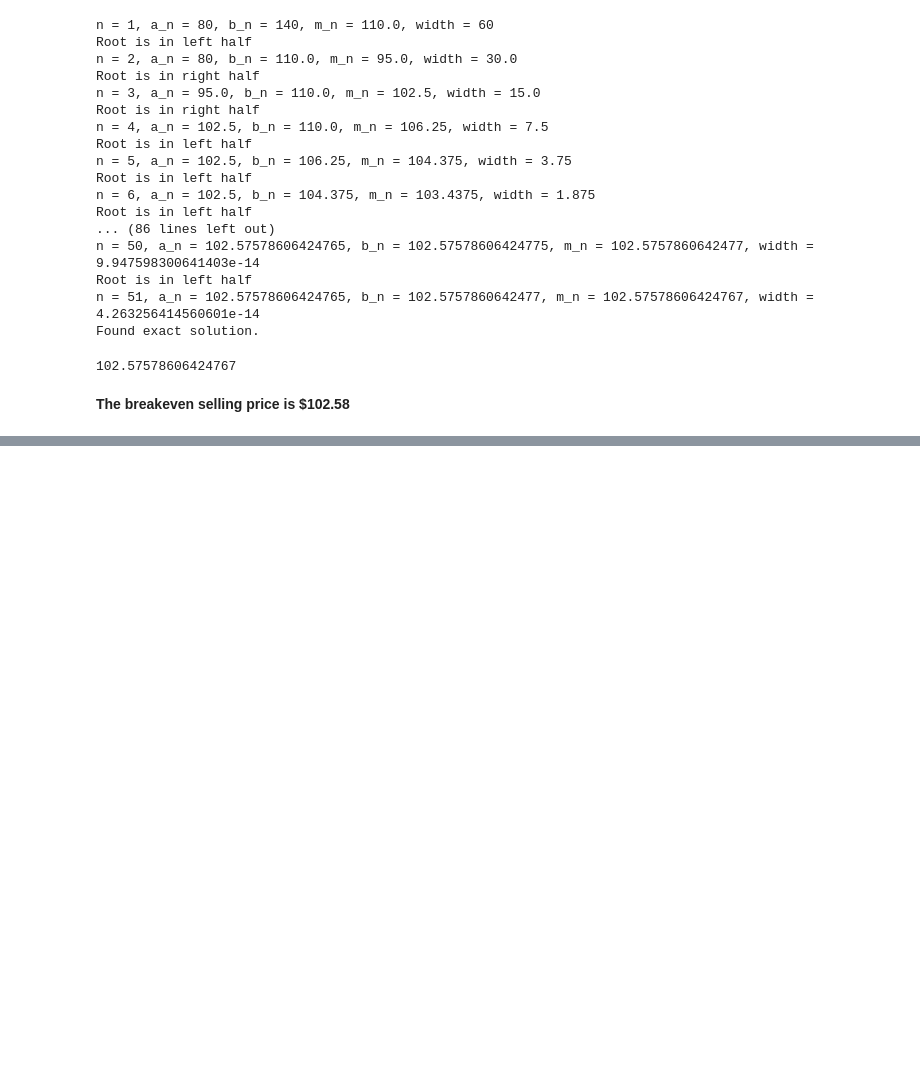
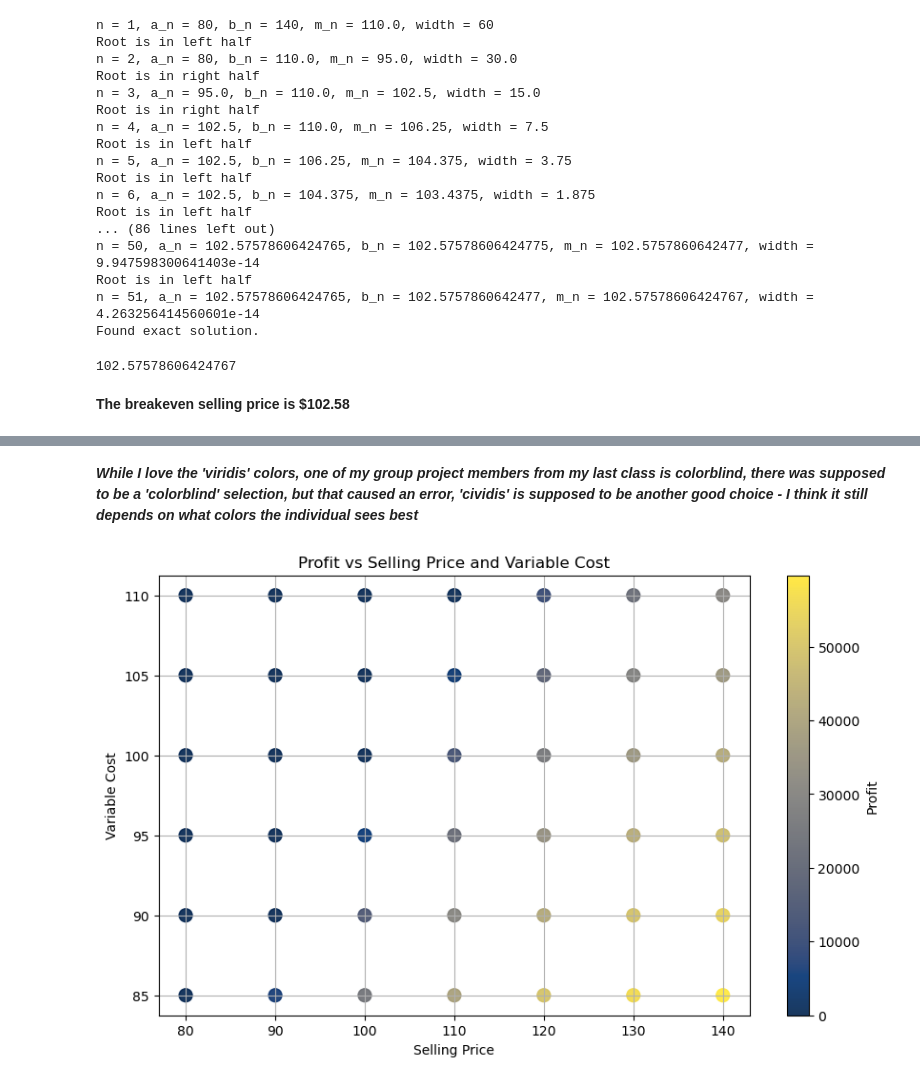
Before and after one commit to Rhedhead0621/whatif, a Jupyter notebook: notebooks/hw2_Analysis1_Hojdila.ipynb, the cells around one changed output, grey strips where cells are left out. Cells and saved outputs as stored; diff of their text form; code cells hidden in the pictures; blank space fills up the shorter version.

```diff
--- a/notebooks/hw2_Analysis1_Hojdila.ipynb
+++ b/notebooks/hw2_Analysis1_Hojdila.ipynb
@@ -269,0 +356,14 @@ Found exact solution.
+# %% [markdown]
+***While I love the 'viridis' colors, one of my group project members from my last class is colorblind, there was supposed to be a 'colorblind' selection, but that caused an error, 'cividis' is supposed to be another good choice - I think it still depends on what colors the individual sees best***
+# %%
+# Scatter plot
+plt.figure(figsize=(10, 6))
+plt.scatter(mt_dt2_df['selling_price'], mt_dt2_df['var_cost'], s=100, c=mt_dt2_df['profit'], cmap='cividis', alpha=0.9)
+plt.colorbar(label='Profit')
+plt.xlabel('Selling Price')
+plt.ylabel('Variable Cost')
+plt.title('Profit vs Selling Price and Variable Cost')
+plt.grid(True)
+plt.show()
+# %% [output]
+[figure, added]
```
Also changed, not shown: parts of 15 cells of this notebook.
